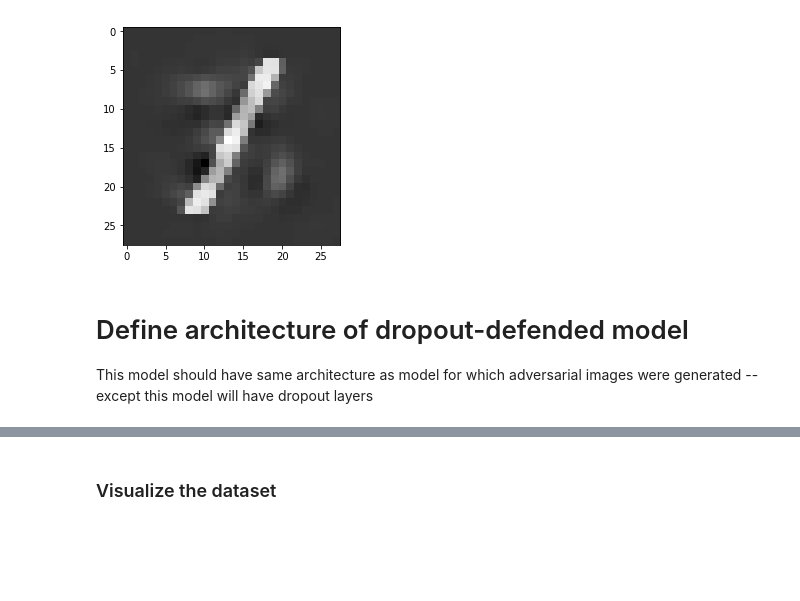
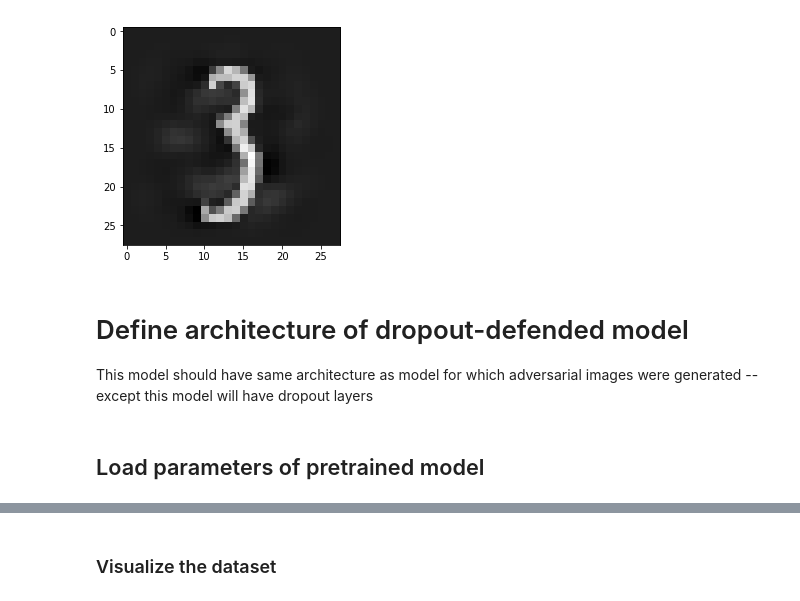
Before and after one commit to justinpyron/CS-231, a Jupyter notebook: Project/get_examples/dropout_defense.ipynb, the cells around one changed output, grey strips where cells are left out. Cells and saved outputs as stored; diff of their text form; code cells hidden in the pictures; blank space fills up the shorter version.

```diff
--- a/Project/get_examples/dropout_defense.ipynb
+++ b/Project/get_examples/dropout_defense.ipynb
@@ -34,10 +34,18 @@ class MNIST_adv(Dataset):
         self.filenames = []
 
         # read filenames
-        path = os.path.join('MNIST_adversarial_FGVM',
-                                 'original_{}'.format(original_label),
-                                 'image*',
-                                 'target_{}.png'.format(target_label))
+
+        if original_label == target_label:
+            path = os.path.join('MNIST_adversarial_FGVM',
+                                'original_{}'.format(original_label),
+                                'image*',
+                                'original.png')
+        else:
+            path = os.path.join('MNIST_adversarial_FGVM',
+                                'original_{}'.format(original_label),
+                                'image*',
+                                'target_{}.png'.format(target_label))
+
         filenames = glob.glob(path)
 
         for fn in filenames:
@@ -67,17 +75,17 @@ class MNIST_adv(Dataset):
 # %%
 # Form a dataset of adversarial examples
 
 # dataset of adversarial images originally of class 1 but targeted to class 3
-data = MNIST_adv(1,3)
+data = MNIST_adv(3,8)
 # trainset_loader = DataLoader(trainset, batch_size=64, shuffle=True, num_workers=1)
 
 # Plot a few examples
-j = 20
+j = 34
 test_image = data[j][0]
 plt.imshow(test_image[0], cmap='binary_r')
 plt.show()
 # %% [output]
-[figure, old version]
+[figure, new version]
 # %% [markdown]
 # Define architecture of dropout-defended model
 This model should have same architecture as model for which adversarial images were generated -- except this model will have dropout layers
@@ -154,3 +161,5 @@ class Dropout_Net(nn.Module):
 #         x = F.relu(self.fc1(x))
 #         x = self.fc2(x)
 #         return F.log_softmax(x, dim=1)
+# %% [markdown]
+## Load parameters of pretrained model
```
Also changed, not shown: parts of 8 cells of this notebook.
